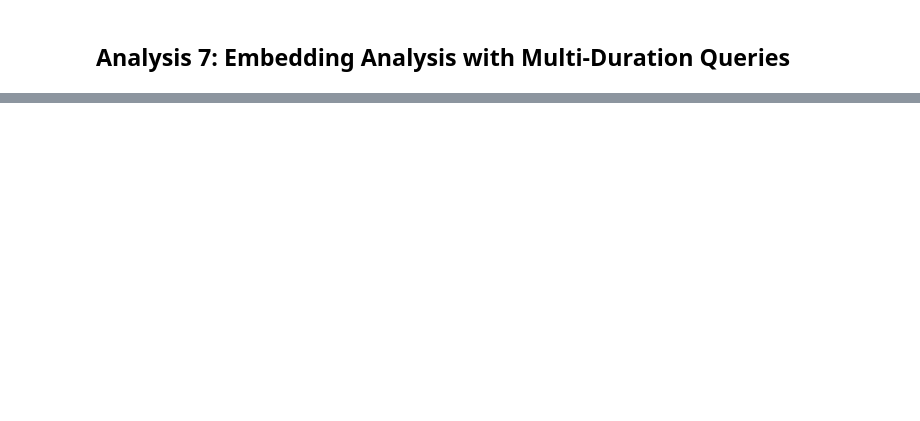
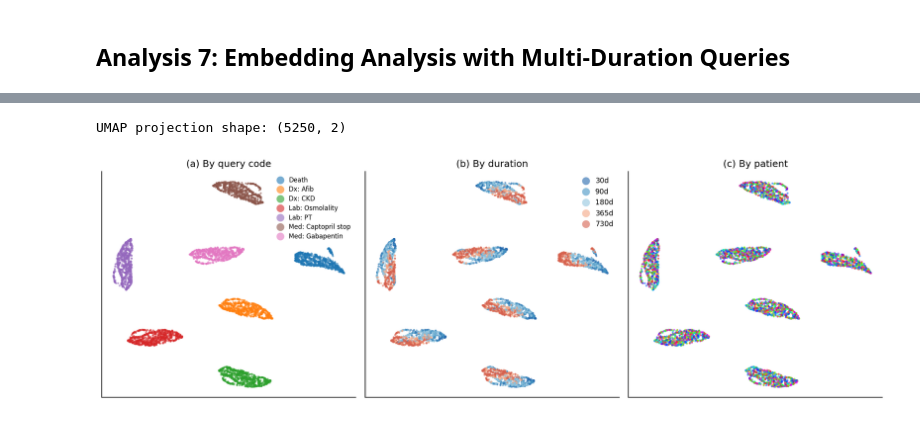
Before and after one commit to payalchandak/EveryQuery, a Jupyter notebook: analysis/results.ipynb, the cells around one changed output, grey strips where cells are left out. Cells and saved outputs as stored; diff of their text form; code cells hidden in the pictures; blank space fills up the shorter version.

```diff
--- a/analysis/results.ipynb
+++ b/analysis/results.ipynb
@@ -599,9 +557,6 @@ embed_df = embed_df.with_columns(
 print(f"UMAP projection shape: {umap_2d.shape}")
 
 # UMAP projection (3 panels)
-plt.rcParams.update({"font.size": 8, "axes.linewidth": 0.5,
-                     "xtick.major.width": 0.5, "ytick.major.width": 0.5})
-
 dur_palette = {30: "#2166AC", 90: "#4393C3", 180: "#92C5DE", 365: "#F4A582", 730: "#D6604D"}
 code_labels = sorted(embed_df["label"].unique().to_list())
 code_palette = {label: plt.cm.tab10(i) for i, label in enumerate(code_labels)}
@@ -609,8 +564,8 @@ code_palette = {label: plt.cm.tab10(i) for i, label in enumerate(code_labels)}
 
 def plot_embed_panels(coords_2d, fig_path_stem, title=None, axis_labels=None):
     """Reusable 1x3 embedding scatter: by code, duration, patient."""
-    fig, axes = plt.subplots(1, 3, figsize=(7, 2.5))
-    kw = dict(s=2, alpha=0.5, edgecolors="none", rasterized=True)
+    fig, axes = plt.subplots(1, 3, figsize=(14, 4.5))
+    kw = dict(s=6, alpha=0.6, edgecolors="none", rasterized=True)
 
     # (a) By query code
     ax = axes[0]
@@ -618,54 +573,53 @@ def plot_embed_panels(coords_2d, fig_path_stem, title=None, axis_labels=None):
         mask = embed_df["label"].to_numpy() == label
         ax.scatter(coords_2d[mask, 0], coords_2d[mask, 1],
                    color=code_palette[label], label=label, **kw)
-    ax.legend(fontsize=4.5, markerscale=3, loc="best", frameon=False,
-              handletextpad=0.2, borderpad=0.2, labelspacing=0.3)
-    ax.set_title("(a) By query code", fontsize=7.5)
+    ax.legend(fontsize=8, markerscale=4, loc="best", frameon=False,
+              handletextpad=0.3, borderpad=0.3, labelspacing=0.4)
+    ax.set_title("(a) By query code", fontsize=12)
 
     # (b) By duration
     ax = axes[1]
     d_arr = embed_df["duration_days"].to_numpy()
     for dur in DURATIONS:
         mask = d_arr == dur
         ax.scatter(coords_2d[mask, 0], coords_2d[mask, 1],
                    color=dur_palette[dur], label=f"{dur}d", **kw)
-    ax.legend(fontsize=5, markerscale=3, loc="best", frameon=False,
-              handletextpad=0.2, borderpad=0.2)
-    ax.set_title("(b) By duration", fontsize=7.5)
+    ax.legend(fontsize=9, markerscale=4, loc="best", frameon=False,
+              handletextpad=0.3, borderpad=0.3)
+    ax.set_title("(b) By duration", fontsize=12)
 
     # (c) By patient
     ax = axes[2]
     s_arr = embed_df["subject_id"].to_numpy()
     prng = np.random.RandomState(0)
     u_subjs = np.unique(s_arr)
     cmap = dict(zip(u_subjs, [plt.cm.hsv(prng.random()) for _ in u_subjs]))
     ax.scatter(coords_2d[:, 0], coords_2d[:, 1],
                c=[cmap[s] for s in s_arr], **kw)
-    ax.set_title("(c) By patient", fontsize=7.5)
-    ax.annotate("No patient clustering", xy=(0.5, 0.03),
-                xycoords="axes fraction", ha="center", fontsize=5.5,
-                fontstyle="italic", color="0.4")
+    ax.set_title("(c) By patient", fontsize=12)
 
     for ax in axes:
         if axis_labels:
-            ax.set_xlabel(axis_labels[0], fontsize=6.5)
-            ax.set_ylabel(axis_labels[1], fontsize=6.5)
-            ax.tick_params(labelsize=5.5)
+            ax.set_xlabel(axis_labels[0], fontsize=10)
+            ax.set_ylabel(axis_labels[1], fontsize=10)
+            ax.tick_params(labelsize=9)
         else:
             ax.set_xticks([])
             ax.set_yticks([])
         ax.spines["top"].set_visible(False)
         ax.spines["right"].set_visible(False)
 
     if title:
-        fig.suptitle(title, fontsize=9, y=1.01)
+        fig.suptitle(title, fontsize=14, y=1.02)
     fig.tight_layout()
-    fig.savefig(FIG_DIR / f"{fig_path_stem}.pdf", bbox_inches="tight")
     fig.savefig(FIG_DIR / f"{fig_path_stem}.png", bbox_inches="tight", dpi=300)
     plt.show()
 
 
-plot_embed_panels(umap_2d, "fig_embed_umap", title="UMAP Projection")
+plot_embed_panels(umap_2d, "fig_embed_umap")
+# %% [output]
+UMAP projection shape: (5250, 2)
+[figure, added]
 # %%
 MAX_PAIRS = 50_000
 rng = np.random.RandomState(42)
```
Also changed, not shown: parts of 8 cells of this notebook.
